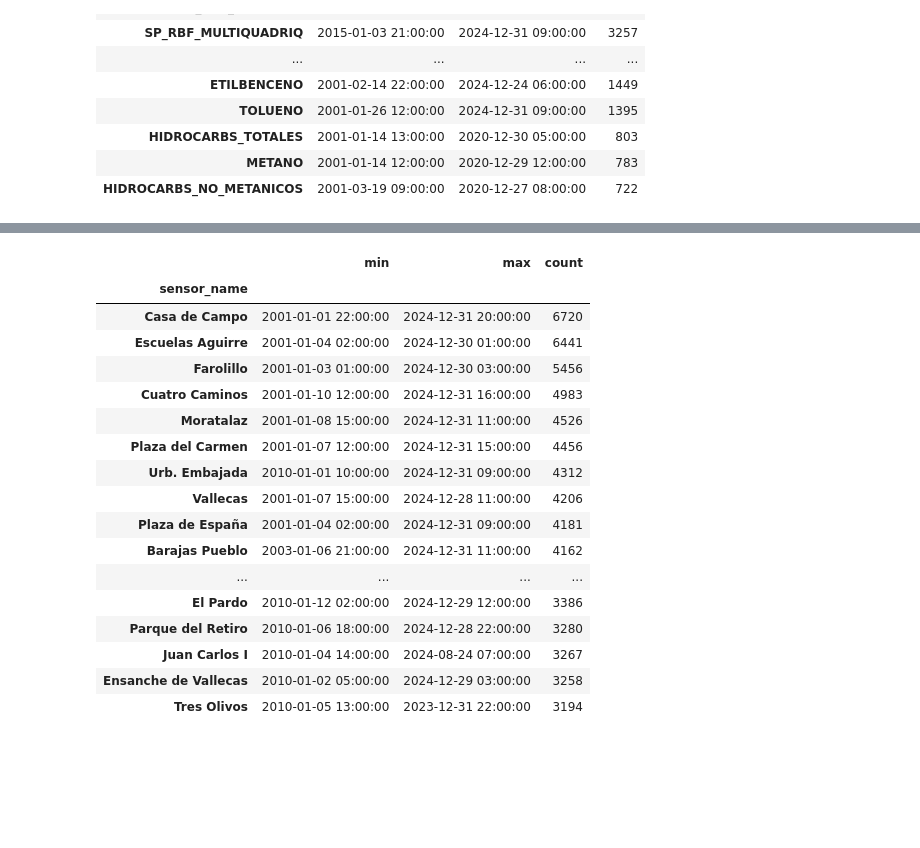
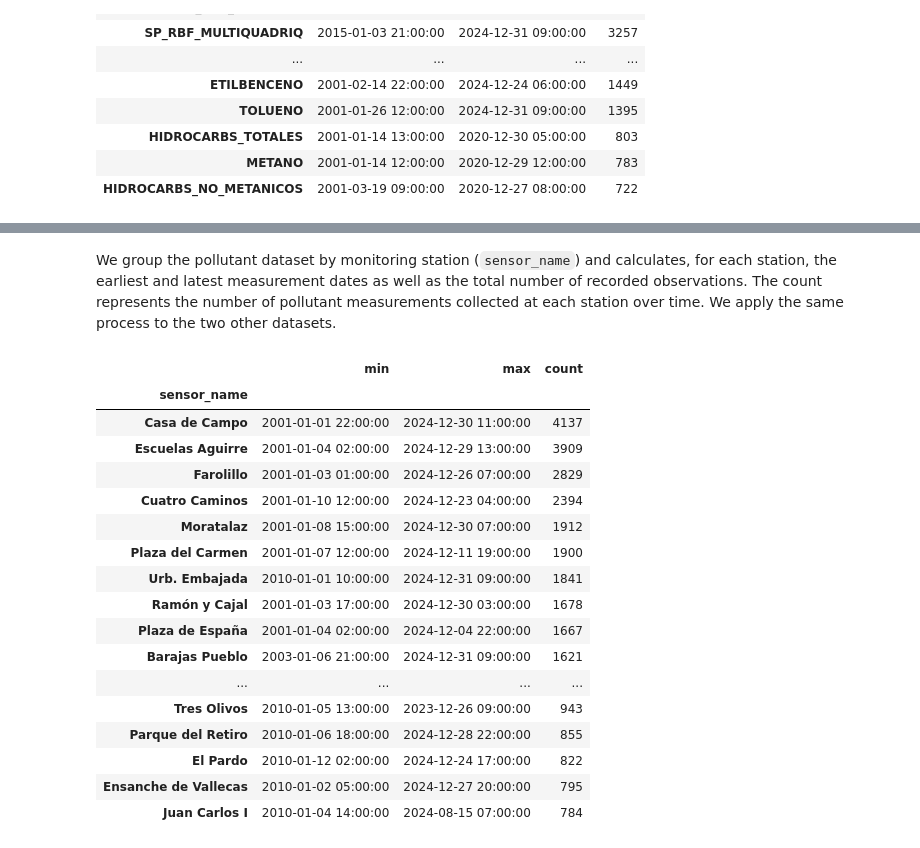
Before and after one commit to giulicastelli/project-advance-coding, a Jupyter notebook: turco.ipynb, the cells around one changed output, grey strips where cells are left out. Drawn from its saved outputs; the diff is of its cells as text; code cells hidden in the pictures; blank space fills up the shorter version.

```diff
--- a/turco.ipynb
+++ b/turco.ipynb
@@ -25,4 +33,2 @@ df.head()
 # %%
-import pandas as pd
-
-df = pd.read_csv("/Users/mmaggiora/Desktop/sample.csv", sep=";")
+df_original = pd.read_csv("/Users/mmaggiora/Desktop/sample.csv", sep=";")
@@ -29,3 +37,5 @@ df = pd.read_csv("/Users/mmaggiora/Desktop/sample.csv", sep=";")
+# %%
+df = df_original.copy()
 # %%
 df.head()
 # %% [output]
@@ -117,22 +143,40 @@ display(coverage.sort_values("count", ascending=False))
+# %%
+pollutants = [
+    "CO", "NO", "NO2", "NOX", "SO2", "<PM10", "<PM2.5", "O3",
+    "TOLUENO", "BENCENO", "ETILBENCENO",
+    "HIDROCARBS_TOTALES", "METANO", "HIDROCARBS_NO_METANICOS"
+]
+
+weather = ["VV", "DV", "TEMP", "HR", "PRE", "RS", "PRECIPITACION"]
+
+traffic_mask = df["magnitude_name"].str.startswith(("TI_", "SP_", "OC_"), na=False)
+traffic_vars = sorted(df.loc[traffic_mask, "magnitude_name"].unique())
+# %%
+df_pollutants = df[df["magnitude_name"].isin(pollutants)].copy()
+df_weather = df[df["magnitude_name"].isin(weather)].copy()
+df_traffic = df[df["magnitude_name"].isin(traffic_vars)].copy()
+# %% [markdown]
+We group the pollutant dataset by monitoring station (`sensor_name`) and calculates, for each station, the earliest and latest measurement dates as well as the total number of recorded observations. The count represents the number of pollutant measurements collected at each station over time. We apply the same process to the two other datasets.
 # %%
-sensor_coverage = df.groupby("sensor_name")["entry_date"].agg(["min", "max", "count"])
-display(sensor_coverage.sort_values("count", ascending=False))
+pollutant_table = (df_pollutants.groupby("sensor_name")["entry_date"].agg(["min", "max", "count"]))
+
+display(pollutant_table.sort_values("count", ascending=False))
 # %% [output]
 |  | min | max | count |
 | sensor_name |  |  |  |
-| Casa de Campo | 2001-01-01 22:00:00 | 2024-12-31 20:00:00 | 6720 |
-| Escuelas Aguirre | 2001-01-04 02:00:00 | 2024-12-30 01:00:00 | 6441 |
-| Farolillo | 2001-01-03 01:00:00 | 2024-12-30 03:00:00 | 5456 |
-| Cuatro Caminos | 2001-01-10 12:00:00 | 2024-12-31 16:00:00 | 4983 |
-| Moratalaz | 2001-01-08 15:00:00 | 2024-12-31 11:00:00 | 4526 |
-| Plaza del Carmen | 2001-01-07 12:00:00 | 2024-12-31 15:00:00 | 4456 |
-| Urb. Embajada | 2010-01-01 10:00:00 | 2024-12-31 09:00:00 | 4312 |
-| Vallecas | 2001-01-07 15:00:00 | 2024-12-28 11:00:00 | 4206 |
-| Plaza de España | 2001-01-04 02:00:00 | 2024-12-31 09:00:00 | 4181 |
-| Barajas Pueblo | 2003-01-06 21:00:00 | 2024-12-31 11:00:00 | 4162 |
+| Casa de Campo | 2001-01-01 22:00:00 | 2024-12-30 11:00:00 | 4137 |
+| Escuelas Aguirre | 2001-01-04 02:00:00 | 2024-12-29 13:00:00 | 3909 |
+| Farolillo | 2001-01-03 01:00:00 | 2024-12-26 07:00:00 | 2829 |
+| Cuatro Caminos | 2001-01-10 12:00:00 | 2024-12-23 04:00:00 | 2394 |
+| Moratalaz | 2001-01-08 15:00:00 | 2024-12-30 07:00:00 | 1912 |
+| Plaza del Carmen | 2001-01-07 12:00:00 | 2024-12-11 19:00:00 | 1900 |
+| Urb. Embajada | 2010-01-01 10:00:00 | 2024-12-31 09:00:00 | 1841 |
+| Ramón y Cajal | 2001-01-03 17:00:00 | 2024-12-30 03:00:00 | 1678 |
+| Plaza de España | 2001-01-04 02:00:00 | 2024-12-04 22:00:00 | 1667 |
+| Barajas Pueblo | 2003-01-06 21:00:00 | 2024-12-31 09:00:00 | 1621 |
 | ... | ... | ... | ... |
-| El Pardo | 2010-01-12 02:00:00 | 2024-12-29 12:00:00 | 3386 |
-| Parque del Retiro | 2010-01-06 18:00:00 | 2024-12-28 22:00:00 | 3280 |
-| Juan Carlos I | 2010-01-04 14:00:00 | 2024-08-24 07:00:00 | 3267 |
-| Ensanche de Vallecas | 2010-01-02 05:00:00 | 2024-12-29 03:00:00 | 3258 |
-| Tres Olivos | 2010-01-05 13:00:00 | 2023-12-31 22:00:00 | 3194 |
+| Tres Olivos | 2010-01-05 13:00:00 | 2023-12-26 09:00:00 | 943 |
+| Parque del Retiro | 2010-01-06 18:00:00 | 2024-12-28 22:00:00 | 855 |
+| El Pardo | 2010-01-12 02:00:00 | 2024-12-24 17:00:00 | 822 |
+| Ensanche de Vallecas | 2010-01-02 05:00:00 | 2024-12-27 20:00:00 | 795 |
+| Juan Carlos I | 2010-01-04 14:00:00 | 2024-08-15 07:00:00 | 784 |
```
Also changed, not shown: parts of 50 cells of this notebook.
